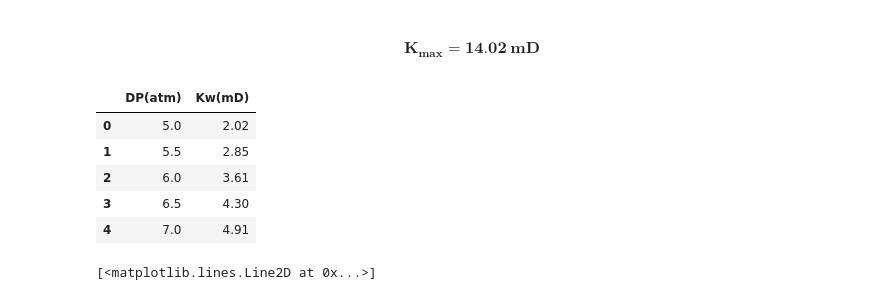
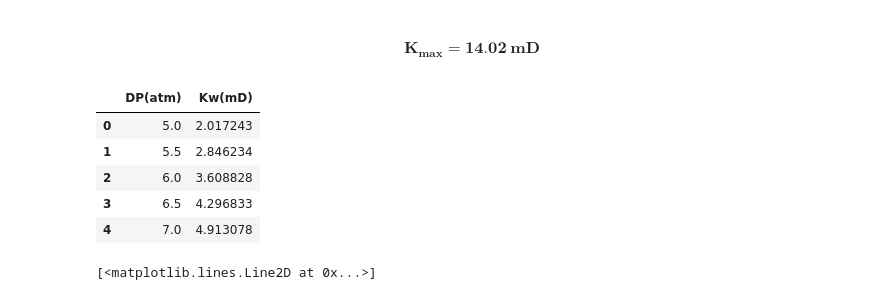
Before and after one commit to MadScientist1995/python, a Jupyter notebook: Absolute permeability of a rock sample.ipynb, the cells around one changed output. Saved outputs shown, nothing was run; the diff lists cells and outputs as text; code cells hidden in the pictures.

```diff
--- a/Absolute permeability of a rock sample.ipynb
+++ b/Absolute permeability of a rock sample.ipynb
@@ -417,15 +404,16 @@ The maximum permeability of water is 14.016664912154507 mD
 # %% [markdown]
 #### $${\boldsymbol{K}}_{\boldsymbol{max}}\boldsymbol{=}\boldsymbol{14}.\boldsymbol{02}\boldsymbol{\ }\boldsymbol{mD}$$
 # %%
-df4 = pd.read_csv(r"C:\Users\nikol\Documents\Python\statsmodels\B-R@60bar.csv")
+df4 = pd.read_excel("liquid permeability.xlsx", sheet_name="Kw60bar2", skiprows=33, usecols=[10, 11], nrows=22)  #skiprows+2=excel_rows
+df4.columns = ["DP(atm)", "Kw(mD)"]
 df4.head()
 # %% [output]
 |  | DP(atm) | Kw(mD) |
-| 0 | 5.0 | 2.02 |
-| 1 | 5.5 | 2.85 |
-| 2 | 6.0 | 3.61 |
-| 3 | 6.5 | 4.30 |
-| 4 | 7.0 | 4.91 |
+| 0 | 5.0 | 2.017243 |
+| 1 | 5.5 | 2.846234 |
+| 2 | 6.0 | 3.608828 |
+| 3 | 6.5 | 4.296833 |
+| 4 | 7.0 | 4.913078 |
 # %%
 width = 10
 height = 6
```
Also changed, not shown: parts of 32 cells of this notebook, 2 other files.
